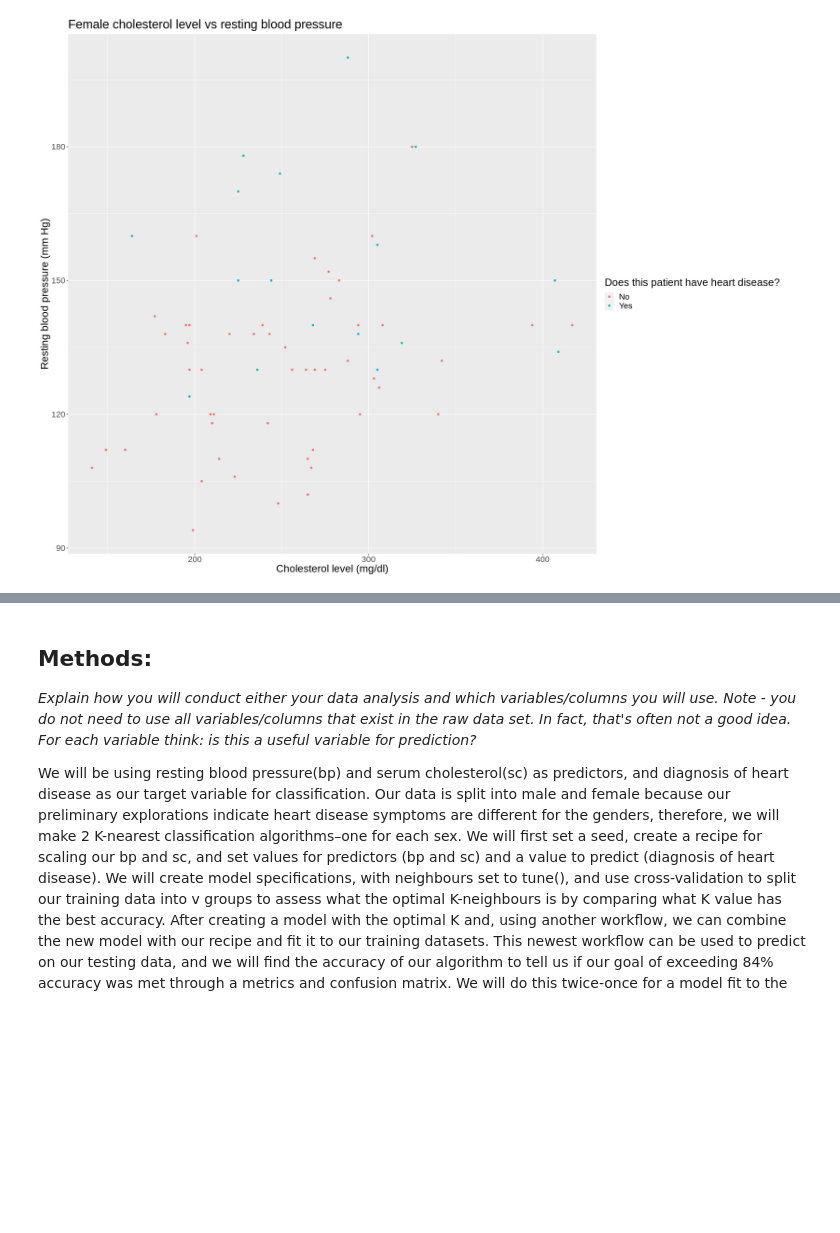
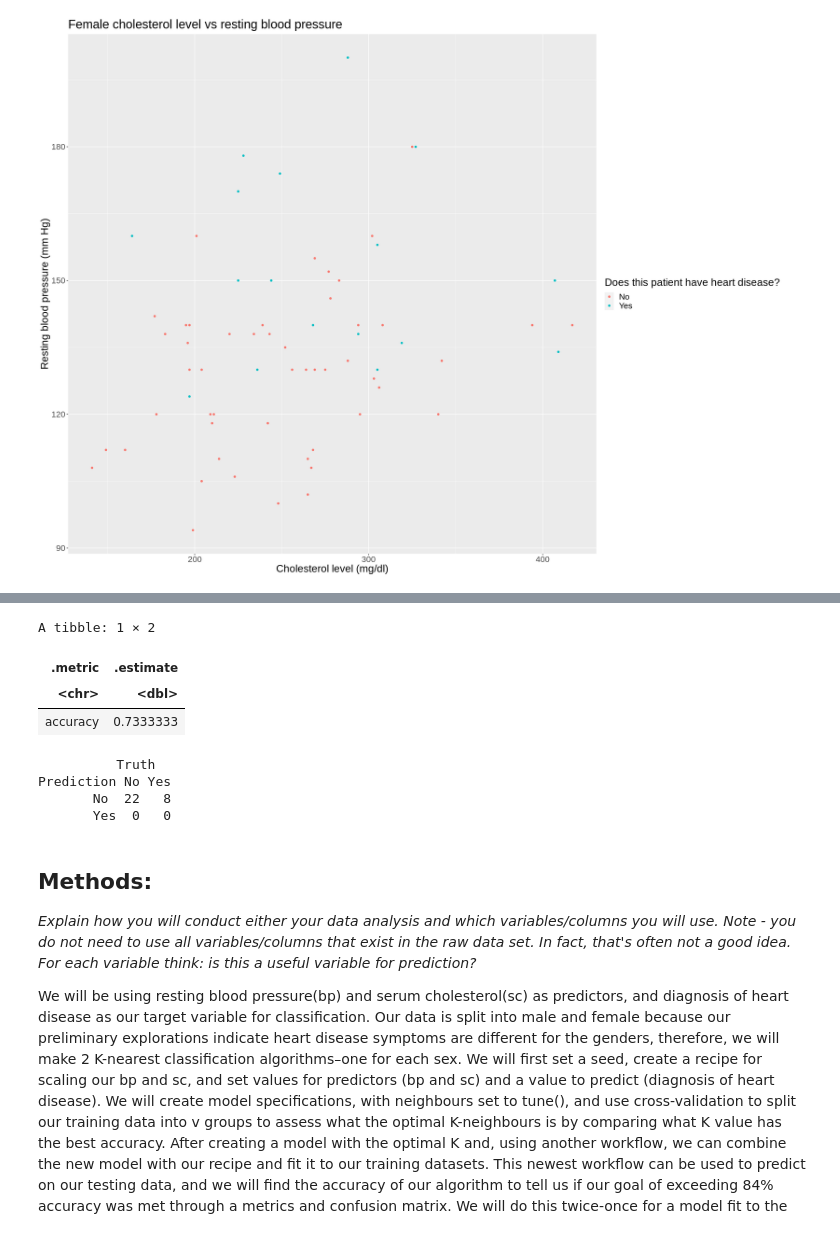
Before and after one commit to edwzou/DSCI-100-Project, a Jupyter notebook: Group 45.ipynb, the cells around one changed output, grey strips where cells are left out. Saved outputs shown, nothing was run; the diff lists cells and outputs as text; code cells hidden in the pictures; blank space fills up the shorter version.

```diff
--- a/Group 45.ipynb
+++ b/Group 45.ipynb
@@ -207,3 +267,63 @@ female_train_plot
+# %%
+set.seed(1000)
+
+female_recipe <- recipe(diagnosis_of_heart_disease ~ cholesterol + resting_blood_pressure, data = female_train) %>%
+    step_scale(all_predictors()) %>%
+    step_center(all_predictors())
+
+female_knn_spec <- nearest_neighbor(weight_func = "rectangular", neighbors = tune()) %>%
+    set_engine("kknn") %>%
+    set_mode("classification")
+
+female_vfold <- vfold_cv(female_train, v = 10, strata = diagnosis_of_heart_disease)
+
+female_knn_results <- workflow() %>%
+    add_recipe(female_recipe) %>%
+    add_model(female_knn_spec) %>%
+    tune_grid(resamples = female_vfold, grid = 10) %>%
+    collect_metrics() %>%
+    filter(.metric == "accuracy")
+
+female_cross_val_plot <- female_knn_results %>%
+    ggplot(aes(x = neighbors, y = mean)) +
+    geom_point() +
+    geom_line() +
+    labs(x = "Neighbors", y = "Accuracy Estimate") +
+    theme(text = element_text(size = 20))
+
+#female_cross_val_plot
+
+female_knn_best_spec <- nearest_neighbor(weight_fun = "rectangular", neighbors = 15) %>%
+    set_engine("kknn") %>%
+    set_mode("classification")
+
+female_fit <- workflow() %>%
+    add_recipe(female_recipe) %>%
+    add_model(female_knn_best_spec) %>%
+    fit(data = female_train)
+
+female_predictions <- predict(female_fit, female_test) %>%
+    bind_cols(female_test)
+
+female_acc <- female_predictions %>%
+    metrics(truth = diagnosis_of_heart_disease, estimate = .pred_class) %>%
+    select(.metric, .estimate) %>%
+    head(1)
+
+female_cm <- female_predictions %>%
+    conf_mat(truth = diagnosis_of_heart_disease, estimate = .pred_class)
+
+female_acc
+female_cm
+# %% [output]
+A tibble: 1 × 2
+| .metric | .estimate |
+| <chr> | <dbl> |
+| accuracy | 0.7333333 |
+          Truth
+Prediction No Yes
+       No  22   8
+       Yes  0   0
 # %% [markdown]
 ## Methods:
 *Explain how you will conduct either your data analysis and which variables/columns you will use. Note - you do not need to use all variables/columns that exist in the raw data set. In fact, that's often not a good idea. For each variable think: is this a useful variable for prediction?*
```
Also changed, not shown: parts of 1 cell of this notebook.
